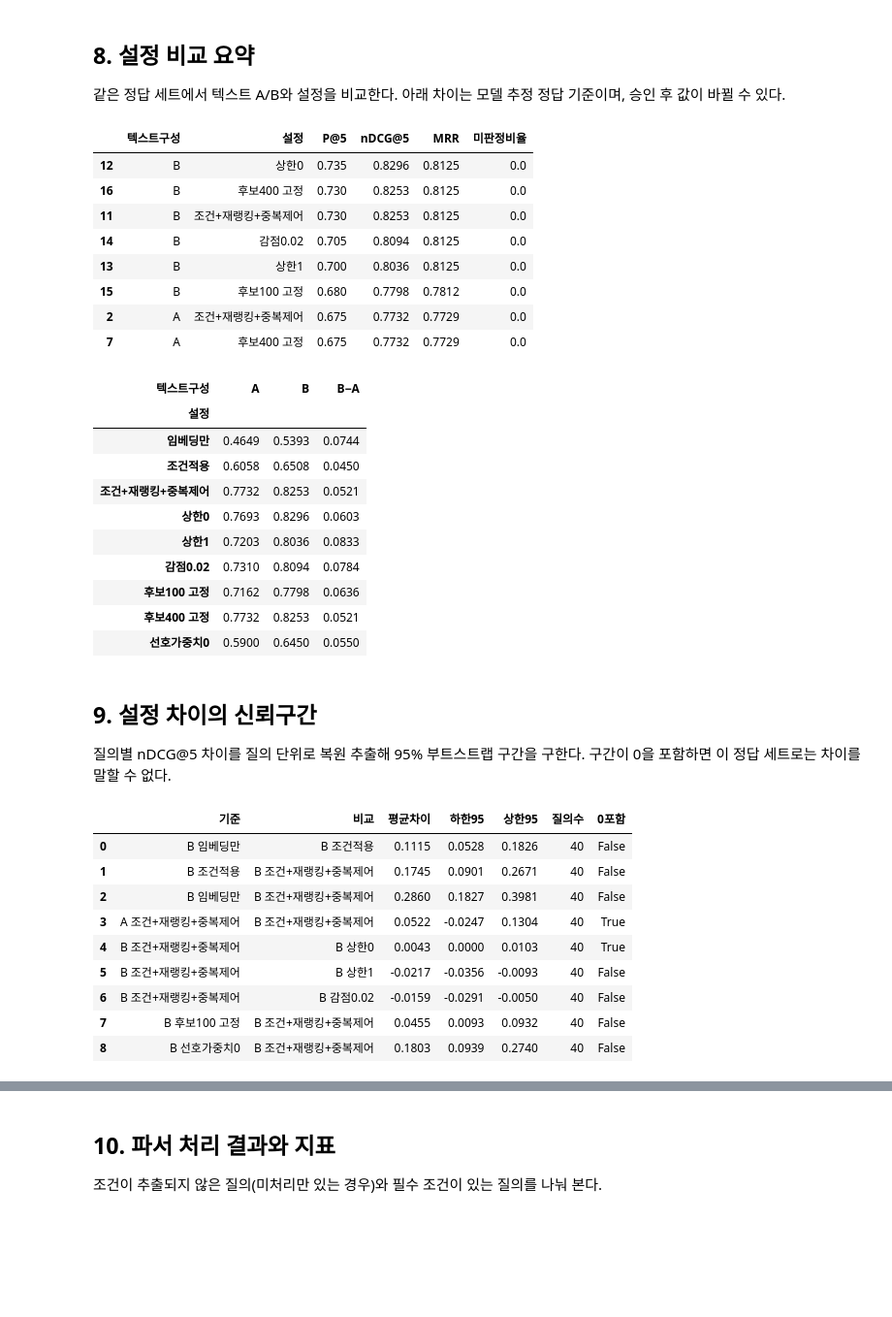
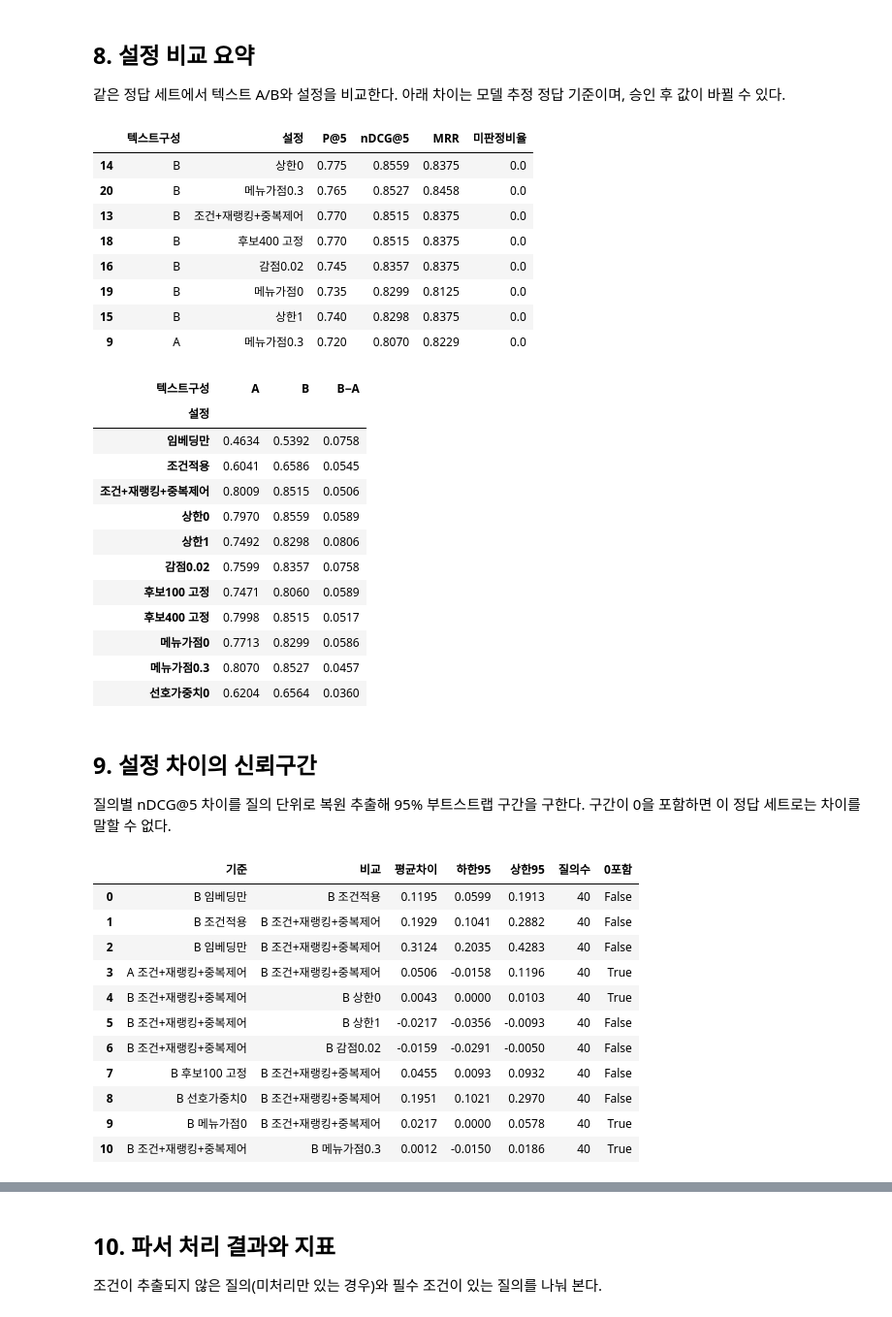
Before and after one commit to JeongHyck06/Menu-recommend-algorithmn, a Jupyter notebook: notebooks/06_evaluation.ipynb, the cells around one changed output, grey strips where cells are left out. Shown at 97% size. Drawn from its saved outputs; the diff is of its cells as text; code cells hidden in the pictures; blank space fills up the shorter version.

```diff
--- a/notebooks/06_evaluation.ipynb
+++ b/notebooks/06_evaluation.ipynb
@@ -125,6 +125,8 @@ VARIANTS = {
     "감점0.02": PipelineConfig(ranking=RankingConfig(group_penalty=0.02)),
     "후보100 고정": PipelineConfig(candidate_k=100, preference_widen_k=100),
     "후보400 고정": PipelineConfig(candidate_k=400, preference_widen_k=400),
+    "메뉴가점0": PipelineConfig(ranking=RankingConfig(menu_match_weight=0.0)),
+    "메뉴가점0.3": PipelineConfig(ranking=RankingConfig(menu_match_weight=0.3)),
 }
 pool = build_pool([RECS["A"], RECS["B"]], QUERIES, list(MODES.values()), k=K)
 seen = {(p["질의"], p["라벨링단위ID"]) for p in pool}
@@ -296,14 +300,14 @@ best = eval_df.sort_values(f"nDCG@{K}", ascending=False).head(8)
 best[["텍스트구성", "설정", f"P@{K}", f"nDCG@{K}", "MRR", "미판정비율"]]
 # %% [output]
 |  | 텍스트구성 | 설정 | P@5 | nDCG@5 | MRR | 미판정비율 |
-| 12 | B | 상한0 | 0.735 | 0.8296 | 0.8125 | 0.0 |
-| 16 | B | 후보400 고정 | 0.730 | 0.8253 | 0.8125 | 0.0 |
-| 11 | B | 조건+재랭킹+중복제어 | 0.730 | 0.8253 | 0.8125 | 0.0 |
-| 14 | B | 감점0.02 | 0.705 | 0.8094 | 0.8125 | 0.0 |
-| 13 | B | 상한1 | 0.700 | 0.8036 | 0.8125 | 0.0 |
-| 15 | B | 후보100 고정 | 0.680 | 0.7798 | 0.7812 | 0.0 |
-| 2 | A | 조건+재랭킹+중복제어 | 0.675 | 0.7732 | 0.7729 | 0.0 |
-| 7 | A | 후보400 고정 | 0.675 | 0.7732 | 0.7729 | 0.0 |
+| 14 | B | 상한0 | 0.775 | 0.8559 | 0.8375 | 0.0 |
+| 20 | B | 메뉴가점0.3 | 0.765 | 0.8527 | 0.8458 | 0.0 |
+| 13 | B | 조건+재랭킹+중복제어 | 0.770 | 0.8515 | 0.8375 | 0.0 |
+| 18 | B | 후보400 고정 | 0.770 | 0.8515 | 0.8375 | 0.0 |
+| 16 | B | 감점0.02 | 0.745 | 0.8357 | 0.8375 | 0.0 |
+| 19 | B | 메뉴가점0 | 0.735 | 0.8299 | 0.8125 | 0.0 |
+| 15 | B | 상한1 | 0.740 | 0.8298 | 0.8375 | 0.0 |
+| 9 | A | 메뉴가점0.3 | 0.720 | 0.8070 | 0.8229 | 0.0 |
 # %%
 # A/B 차이: 같은 설정에서 B − A
 ab = eval_df.pivot(index="설정", columns="텍스트구성", values=f"nDCG@{K}")
@@ -312,15 +316,17 @@ ab.loc[list(CONFIGS)]
 # %% [output]
 | 텍스트구성 | A | B | B−A |
 | 설정 |  |  |  |
-| 임베딩만 | 0.4649 | 0.5393 | 0.0744 |
-| 조건적용 | 0.6058 | 0.6508 | 0.0450 |
-| 조건+재랭킹+중복제어 | 0.7732 | 0.8253 | 0.0521 |
-| 상한0 | 0.7693 | 0.8296 | 0.0603 |
-| 상한1 | 0.7203 | 0.8036 | 0.0833 |
-| 감점0.02 | 0.7310 | 0.8094 | 0.0784 |
-| 후보100 고정 | 0.7162 | 0.7798 | 0.0636 |
-| 후보400 고정 | 0.7732 | 0.8253 | 0.0521 |
-| 선호가중치0 | 0.5900 | 0.6450 | 0.0550 |
+| 임베딩만 | 0.4634 | 0.5392 | 0.0758 |
+| 조건적용 | 0.6041 | 0.6586 | 0.0545 |
+| 조건+재랭킹+중복제어 | 0.8009 | 0.8515 | 0.0506 |
+| 상한0 | 0.7970 | 0.8559 | 0.0589 |
+| 상한1 | 0.7492 | 0.8298 | 0.0806 |
+| 감점0.02 | 0.7599 | 0.8357 | 0.0758 |
+| 후보100 고정 | 0.7471 | 0.8060 | 0.0589 |
+| 후보400 고정 | 0.7998 | 0.8515 | 0.0517 |
+| 메뉴가점0 | 0.7713 | 0.8299 | 0.0586 |
+| 메뉴가점0.3 | 0.8070 | 0.8527 | 0.0457 |
+| 선호가중치0 | 0.6204 | 0.6564 | 0.0360 |
 # %% [markdown]
 ## 9. 설정 차이의 신뢰구간
 
@@ -328,26 +334,29 @@ ab.loc[list(CONFIGS)]
 # %%
 PQ = {(v, name): evaluate_per_query(RECS[v], QUERIES, cfg, jmap, k=K) for v in RECS for name, cfg in CONFIGS.items()}
 nd = lambda v, name: [r[f"nDCG@{K}"] for r in PQ[(v, name)]]
 COMPARISONS = [
     ("B 임베딩만", "B 조건적용"), ("B 조건적용", "B 조건+재랭킹+중복제어"), ("B 임베딩만", "B 조건+재랭킹+중복제어"),
     ("A 조건+재랭킹+중복제어", "B 조건+재랭킹+중복제어"), ("B 조건+재랭킹+중복제어", "B 상한0"),
     ("B 조건+재랭킹+중복제어", "B 상한1"), ("B 조건+재랭킹+중복제어", "B 감점0.02"),
     ("B 후보100 고정", "B 조건+재랭킹+중복제어"), ("B 선호가중치0", "B 조건+재랭킹+중복제어"),
+    ("B 메뉴가점0", "B 조건+재랭킹+중복제어"), ("B 조건+재랭킹+중복제어", "B 메뉴가점0.3"),
 ]
 ci_rows = []
 for a, b in COMPARISONS:
     va, vb = nd(a[0], a[2:]), nd(b[0], b[2:])
     ci_rows.append({"기준": a, "비교": b, **paired_bootstrap(va, vb)})
 ci_df = pd.DataFrame(ci_rows).round(4)
 ci_df
 # %% [output]
 |  | 기준 | 비교 | 평균차이 | 하한95 | 상한95 | 질의수 | 0포함 |
-| 0 | B 임베딩만 | B 조건적용 | 0.1115 | 0.0528 | 0.1826 | 40 | False |
-| 1 | B 조건적용 | B 조건+재랭킹+중복제어 | 0.1745 | 0.0901 | 0.2671 | 40 | False |
-| 2 | B 임베딩만 | B 조건+재랭킹+중복제어 | 0.2860 | 0.1827 | 0.3981 | 40 | False |
-| 3 | A 조건+재랭킹+중복제어 | B 조건+재랭킹+중복제어 | 0.0522 | -0.0247 | 0.1304 | 40 | True |
+| 0 | B 임베딩만 | B 조건적용 | 0.1195 | 0.0599 | 0.1913 | 40 | False |
+| 1 | B 조건적용 | B 조건+재랭킹+중복제어 | 0.1929 | 0.1041 | 0.2882 | 40 | False |
+| 2 | B 임베딩만 | B 조건+재랭킹+중복제어 | 0.3124 | 0.2035 | 0.4283 | 40 | False |
+| 3 | A 조건+재랭킹+중복제어 | B 조건+재랭킹+중복제어 | 0.0506 | -0.0158 | 0.1196 | 40 | True |
 | 4 | B 조건+재랭킹+중복제어 | B 상한0 | 0.0043 | 0.0000 | 0.0103 | 40 | True |
 | 5 | B 조건+재랭킹+중복제어 | B 상한1 | -0.0217 | -0.0356 | -0.0093 | 40 | False |
 | 6 | B 조건+재랭킹+중복제어 | B 감점0.02 | -0.0159 | -0.0291 | -0.0050 | 40 | False |
 | 7 | B 후보100 고정 | B 조건+재랭킹+중복제어 | 0.0455 | 0.0093 | 0.0932 | 40 | False |
-| 8 | B 선호가중치0 | B 조건+재랭킹+중복제어 | 0.1803 | 0.0939 | 0.2740 | 40 | False |
+| 8 | B 선호가중치0 | B 조건+재랭킹+중복제어 | 0.1951 | 0.1021 | 0.2970 | 40 | False |
+| 9 | B 메뉴가점0 | B 조건+재랭킹+중복제어 | 0.0217 | 0.0000 | 0.0578 | 40 | True |
+| 10 | B 조건+재랭킹+중복제어 | B 메뉴가점0.3 | 0.0012 | -0.0150 | 0.0186 | 40 | True |
```
Also changed, not shown: parts of 12 cells of this notebook, 1 other file.
